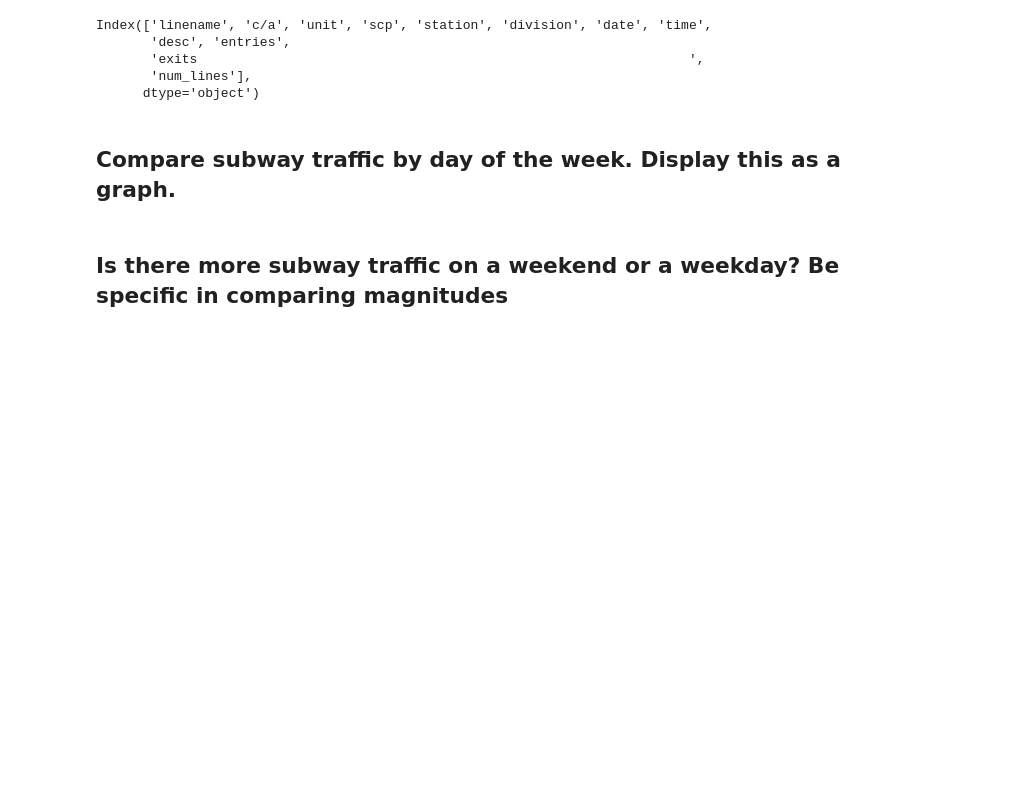
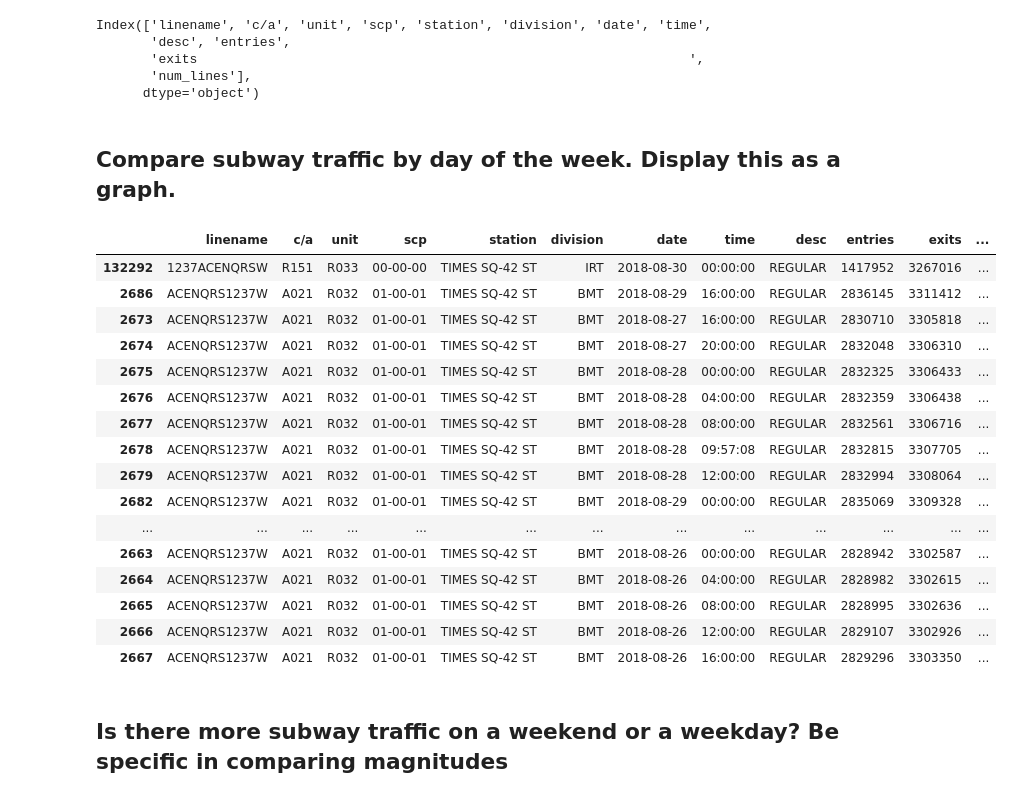
Before and after one commit to JonSolow/dsc-pandas-series-and-dataframes-lab-dc-ds-career-042219, a Jupyter notebook: index.ipynb, the cells around one changed output. Drawn from its saved outputs; the diff is of its cells as text; code cells hidden in the pictures; blank space fills up the shorter version.

```diff
--- a/index.ipynb
+++ b/index.ipynb
@@ -110,10 +110,28 @@ Index(['linename', 'c/a', 'unit', 'scp', 'station', 'division', 'date', 'time',
 # %%
 #Your code here
 df['date'] = pd.to_datetime(df['date'])
 df['DayOfWeek'] = df['date'].dt.dayofweek
-df.head()
 
 df_grouped = df.groupby('DayOfWeek')
+df_grouped.head()
+# %% [output]
+|  | linename | c/a | unit | scp | station | division | date | time | desc | entries | exits | ... |
+| 132292 | 1237ACENQRSW | R151 | R033 | 00-00-00 | TIMES SQ-42 ST | IRT | 2018-08-30 | 00:00:00 | REGULAR | 1417952 | 3267016 | ... |
+| 2686 | ACENQRS1237W | A021 | R032 | 01-00-01 | TIMES SQ-42 ST | BMT | 2018-08-29 | 16:00:00 | REGULAR | 2836145 | 3311412 | ... |
+| 2673 | ACENQRS1237W | A021 | R032 | 01-00-01 | TIMES SQ-42 ST | BMT | 2018-08-27 | 16:00:00 | REGULAR | 2830710 | 3305818 | ... |
+| 2674 | ACENQRS1237W | A021 | R032 | 01-00-01 | TIMES SQ-42 ST | BMT | 2018-08-27 | 20:00:00 | REGULAR | 2832048 | 3306310 | ... |
+| 2675 | ACENQRS1237W | A021 | R032 | 01-00-01 | TIMES SQ-42 ST | BMT | 2018-08-28 | 00:00:00 | REGULAR | 2832325 | 3306433 | ... |
+| 2676 | ACENQRS1237W | A021 | R032 | 01-00-01 | TIMES SQ-42 ST | BMT | 2018-08-28 | 04:00:00 | REGULAR | 2832359 | 3306438 | ... |
+| 2677 | ACENQRS1237W | A021 | R032 | 01-00-01 | TIMES SQ-42 ST | BMT | 2018-08-28 | 08:00:00 | REGULAR | 2832561 | 3306716 | ... |
+| 2678 | ACENQRS1237W | A021 | R032 | 01-00-01 | TIMES SQ-42 ST | BMT | 2018-08-28 | 09:57:08 | REGULAR | 2832815 | 3307705 | ... |
+| 2679 | ACENQRS1237W | A021 | R032 | 01-00-01 | TIMES SQ-42 ST | BMT | 2018-08-28 | 12:00:00 | REGULAR | 2832994 | 3308064 | ... |
+| 2682 | ACENQRS1237W | A021 | R032 | 01-00-01 | TIMES SQ-42 ST | BMT | 2018-08-29 | 00:00:00 | REGULAR | 2835069 | 3309328 | ... |
+| ... | ... | ... | ... | ... | ... | ... | ... | ... | ... | ... | ... | ... |
+| 2663 | ACENQRS1237W | A021 | R032 | 01-00-01 | TIMES SQ-42 ST | BMT | 2018-08-26 | 00:00:00 | REGULAR | 2828942 | 3302587 | ... |
+| 2664 | ACENQRS1237W | A021 | R032 | 01-00-01 | TIMES SQ-42 ST | BMT | 2018-08-26 | 04:00:00 | REGULAR | 2828982 | 3302615 | ... |
+| 2665 | ACENQRS1237W | A021 | R032 | 01-00-01 | TIMES SQ-42 ST | BMT | 2018-08-26 | 08:00:00 | REGULAR | 2828995 | 3302636 | ... |
+| 2666 | ACENQRS1237W | A021 | R032 | 01-00-01 | TIMES SQ-42 ST | BMT | 2018-08-26 | 12:00:00 | REGULAR | 2829107 | 3302926 | ... |
+| 2667 | ACENQRS1237W | A021 | R032 | 01-00-01 | TIMES SQ-42 ST | BMT | 2018-08-26 | 16:00:00 | REGULAR | 2829296 | 3303350 | ... |
 # %% [markdown]
 ## Is there more subway traffic on a weekend or a weekday?    Be specific in comparing magnitudes
 # %%
```
